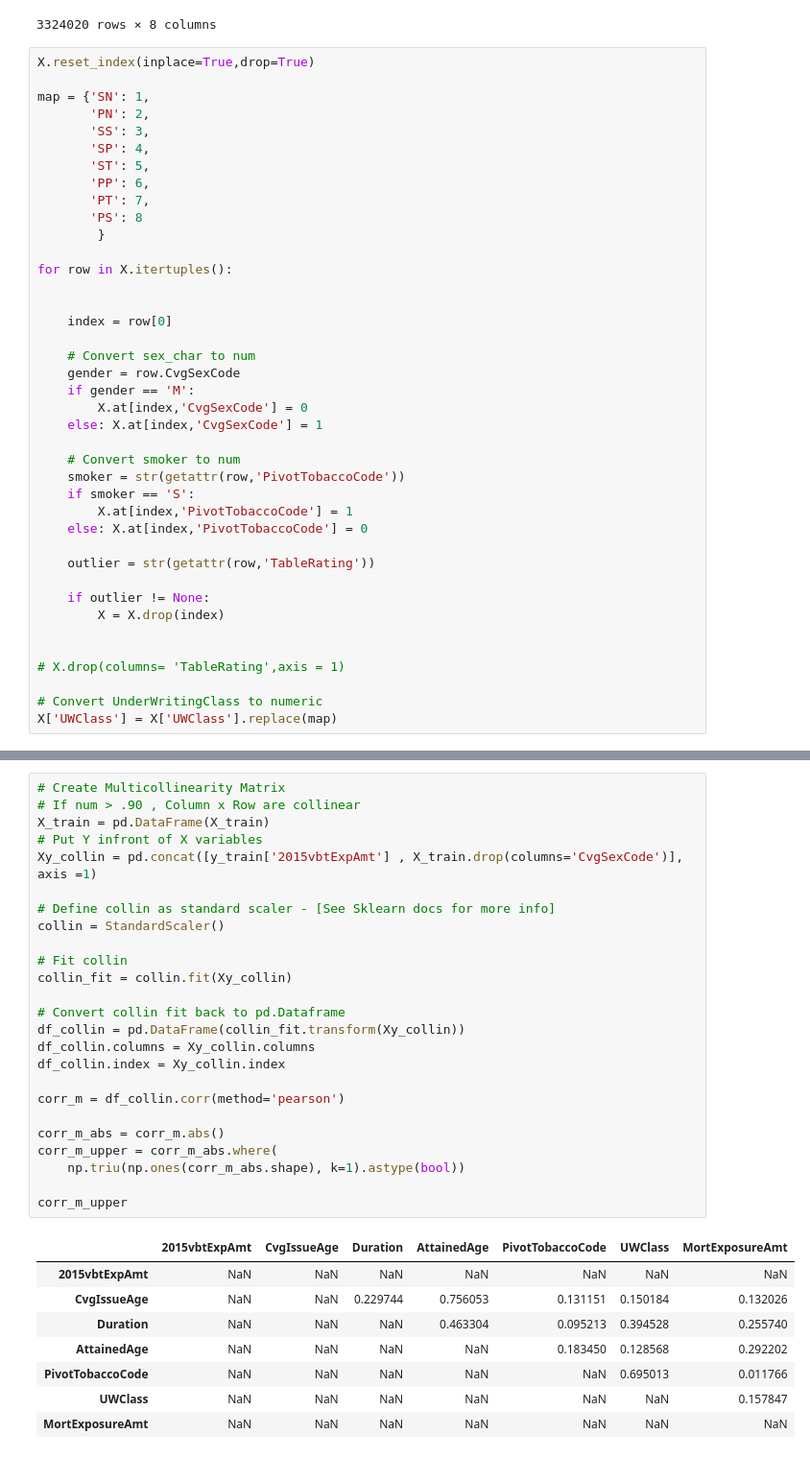
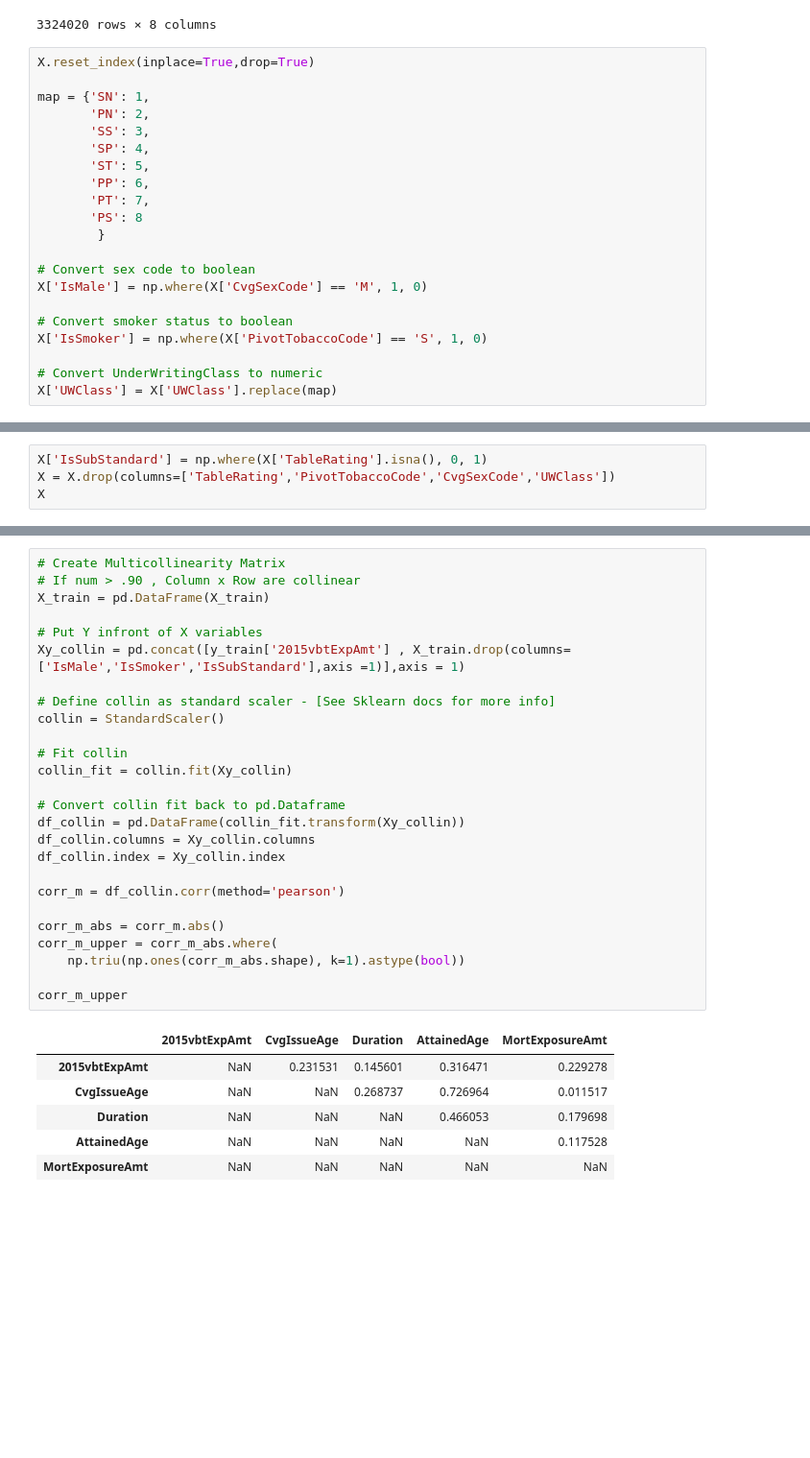
Before and after one commit to Neural-Nerd-OG/Mortality, a Jupyter notebook: mlm_for_mort(new).ipynb, the cells around one changed output, grey strips where cells are left out. Shown at 96% size. Cells and saved outputs as stored; diff of their text form; blank space fills up the shorter version.

```diff
--- a/mlm_for_mort(new).ipynb
+++ b/mlm_for_mort(new).ipynb
@@ -70,30 +82,11 @@ map = {'SN': 1,
        'PS': 8
         }
 
-for row in X.itertuples():
+# Convert sex code to boolean
+X['IsMale'] = np.where(X['CvgSexCode'] == 'M', 1, 0)
 
-
-    index = row[0]
-
-    # Convert sex_char to num
-    gender = row.CvgSexCode
-    if gender == 'M':
-        X.at[index,'CvgSexCode'] = 0
-    else: X.at[index,'CvgSexCode'] = 1
-
-    # Convert smoker to num
-    smoker = str(getattr(row,'PivotTobaccoCode'))
-    if smoker == 'S':
-        X.at[index,'PivotTobaccoCode'] = 1
-    else: X.at[index,'PivotTobaccoCode'] = 0
-
-    outlier = str(getattr(row,'TableRating'))
-
-    if outlier != None:
-        X = X.drop(index)
-
-
-# X.drop(columns= 'TableRating',axis = 1)
+# Convert smoker status to boolean
+X['IsSmoker'] = np.where(X['PivotTobaccoCode'] == 'S', 1, 0)
 
 # Convert UnderWritingClass to numeric
 X['UWClass'] = X['UWClass'].replace(map)
@@ -101,0 +109,4 @@ KeyboardInterrupt:
+# %%
+X['IsSubStandard'] = np.where(X['TableRating'].isna(), 0, 1)
+X = X.drop(columns=['TableRating','PivotTobaccoCode','CvgSexCode','UWClass'])
+X
@@ -248,37 +217,36 @@ plt.show()
 # %%
 # Create Multicollinearity Matrix
 # If num > .90 , Column x Row are collinear
 X_train = pd.DataFrame(X_train)
+
 # Put Y infront of X variables
-Xy_collin = pd.concat([y_train['2015vbtExpAmt'] , X_train.drop(columns='CvgSexCode')], axis =1)
+Xy_collin = pd.concat([y_train['2015vbtExpAmt'] , X_train.drop(columns=['IsMale','IsSmoker','IsSubStandard'],axis =1)],axis = 1)
 
 # Define collin as standard scaler - [See Sklearn docs for more info]
 collin = StandardScaler()
 
 # Fit collin
 collin_fit = collin.fit(Xy_collin)
 
 # Convert collin fit back to pd.Dataframe
 df_collin = pd.DataFrame(collin_fit.transform(Xy_collin))
 df_collin.columns = Xy_collin.columns
 df_collin.index = Xy_collin.index
 
 corr_m = df_collin.corr(method='pearson')
 
 corr_m_abs = corr_m.abs()
 corr_m_upper = corr_m_abs.where(
     np.triu(np.ones(corr_m_abs.shape), k=1).astype(bool))
 
 corr_m_upper
 # %% [output]
-|  | 2015vbtExpAmt | CvgIssueAge | Duration | AttainedAge | PivotTobaccoCode | UWClass | MortExposureAmt |
-| 2015vbtExpAmt | NaN | NaN | NaN | NaN | NaN | NaN | NaN |
-| CvgIssueAge | NaN | NaN | 0.229744 | 0.756053 | 0.131151 | 0.150184 | 0.132026 |
-| Duration | NaN | NaN | NaN | 0.463304 | 0.095213 | 0.394528 | 0.255740 |
-| AttainedAge | NaN | NaN | NaN | NaN | 0.183450 | 0.128568 | 0.292202 |
-| PivotTobaccoCode | NaN | NaN | NaN | NaN | NaN | 0.695013 | 0.011766 |
-| UWClass | NaN | NaN | NaN | NaN | NaN | NaN | 0.157847 |
-| MortExposureAmt | NaN | NaN | NaN | NaN | NaN | NaN | NaN |
+|  | 2015vbtExpAmt | CvgIssueAge | Duration | AttainedAge | MortExposureAmt |
+| 2015vbtExpAmt | NaN | 0.231531 | 0.145601 | 0.316471 | 0.229278 |
+| CvgIssueAge | NaN | NaN | 0.268737 | 0.726964 | 0.011517 |
+| Duration | NaN | NaN | NaN | 0.466053 | 0.179698 |
+| AttainedAge | NaN | NaN | NaN | NaN | 0.117528 |
+| MortExposureAmt | NaN | NaN | NaN | NaN | NaN |
 # %%
 # Create Multicollinearity Matrix
 # If num > .90 , Column x Row are collinear
```
Also changed, not shown: parts of 34 cells of this notebook, 1 other file.
